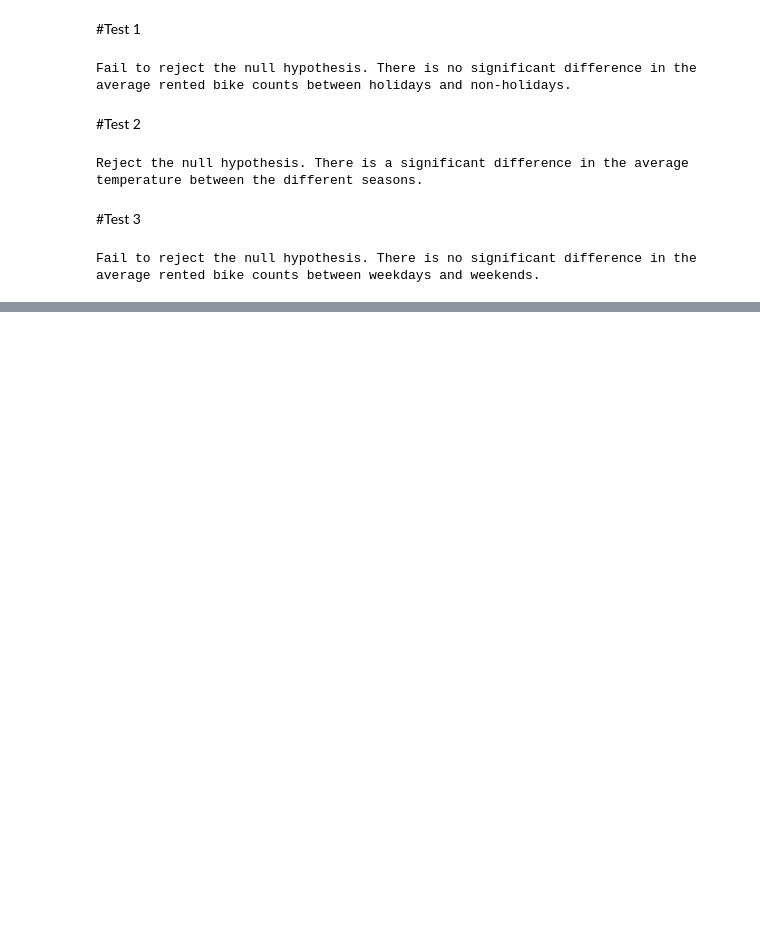
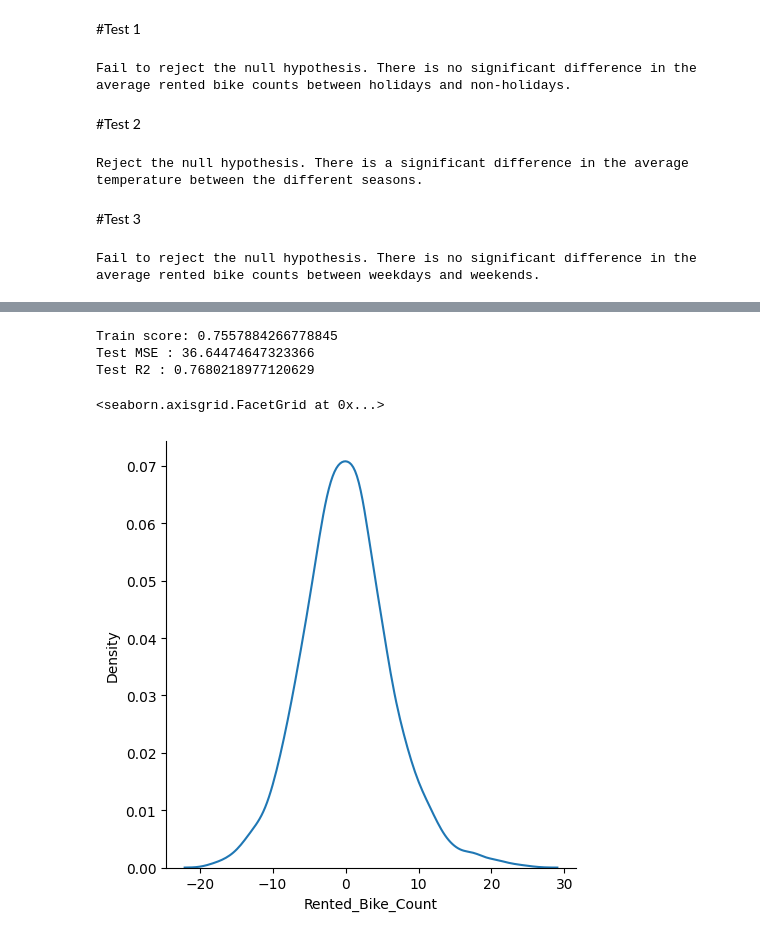
Before and after one commit to abhishek0478/ML-project---Regression, a Jupyter notebook: Bike_sharing_demand_analysis1_.ipynb, the cells around one changed output, grey strips where cells are left out. Drawn from its saved outputs; the diff is of its cells as text; code cells hidden in the pictures; blank space fills up the shorter version.

```diff
--- a/Bike_sharing_demand_analysis1_.ipynb
+++ b/Bike_sharing_demand_analysis1_.ipynb
@@ -652,0 +550,12 @@ Index(['Rented_Bike_Count', 'Temperature', 'Humidity', 'Wind_speed',
+# %%
+#creat a copy
+df_copy = df
+
+def one_hot_encoding(data, column):
+    data = pd.concat([data, pd.get_dummies(data[column], prefix=column, drop_first=True)], axis=1)
+    data = data.drop([column], axis=1)
+    return data
+
+for col in categorical_features:
+    df_copy = one_hot_encoding(df_copy, col)
+df_copy.head()
@@ -652,0 +576,4 @@ Index(['Rented_Bike_Count', 'Temperature', 'Humidity', 'Wind_speed',
+# %%
+#Assign the value in X and Y
+X = df_copy.drop(columns=['Rented_Bike_Count'], axis=1)
+y = np.sqrt(df_copy['Rented_Bike_Count'])
@@ -652,0 +655,31 @@ Index(['Rented_Bike_Count', 'Temperature', 'Humidity', 'Wind_speed',
+# %%
+#defining the object
+reg = LinearRegression()
+reg.fit(X_train, y_train)
+
+#training dataset score
+training_score = reg.score(X_train, y_train)
+
+#predicting the value
+y_pred = reg.predict(X_test)
+
+#calculating the training accuracy
+print("Train score:" ,training_score)
+
+#calculating the MSE
+MSE  = mean_squared_error((y_test),(y_pred))
+print("Test MSE :" , MSE)
+
+#calculating the testing accuracy
+r2 = r2_score((y_test),(y_pred))
+print("Test R2 :" ,r2)
+# %% [output]
+Train score: 0.7557884266778845
+Test MSE : 36.64474647323366
+Test R2 : 0.7680218977120629
+# %%
+# Visualizing evaluation Metric Score chart
+sns.displot(y_pred - y_test,kind ='kde')
+# %% [output]
+<seaborn.axisgrid.FacetGrid at 0x...>
+[figure, added]
```
Also changed, not shown: parts of 63 cells of this notebook.
